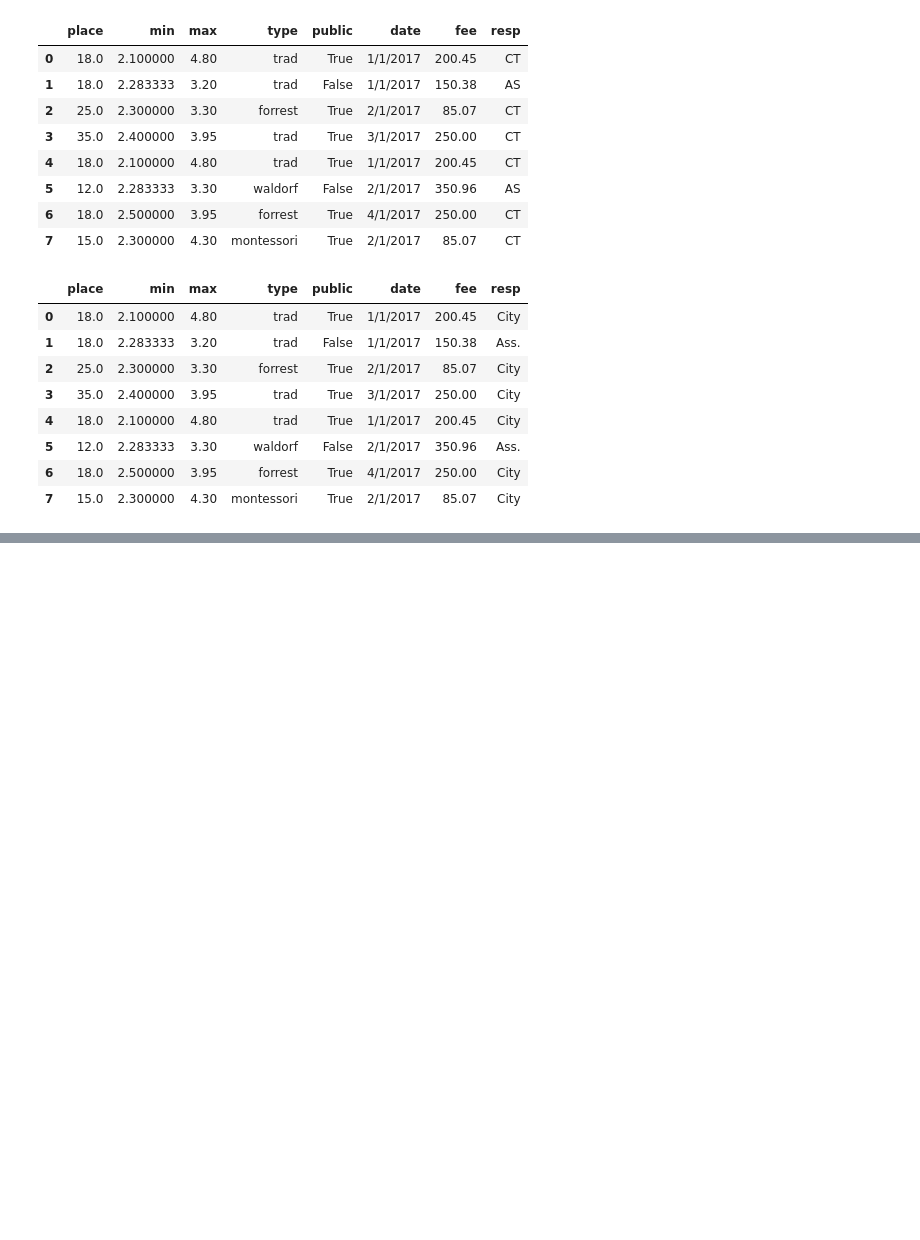
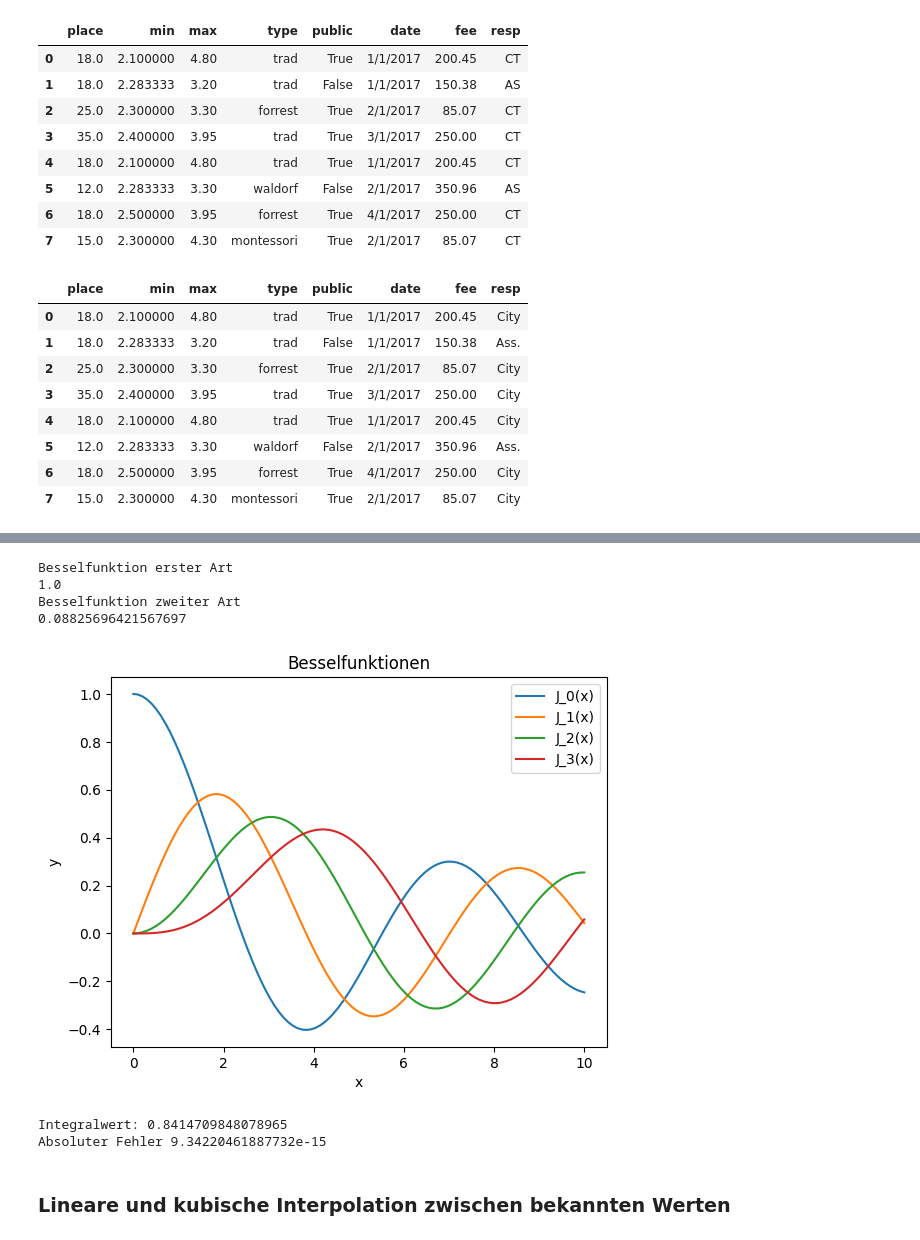
Before and after one commit to vegedy/DataScience, a Jupyter notebook: python/09-scientific-calculations.ipynb, the cells around one changed output, grey strips where cells are left out. Cells and saved outputs as stored; diff of their text form; code cells hidden in the pictures; blank space fills up the shorter version.

```diff
--- a/python/09-scientific-calculations.ipynb
+++ b/python/09-scientific-calculations.ipynb
@@ -391,0 +405,43 @@ dat.to_csv('data/preprocessed_data.csv', encoding="utf-8")
+# %%
+# Berechnung von Besselfunktionen erster Art
+alpha = 0
+x = 0.0
+print("Besselfunktion erster Art")
+print(jn(alpha, x))
+
+# Berechnung von Besselfunktionen zweiter Art
+x = 1.0
+print("Besselfunktion zweiter Art")
+print(yn(alpha, x))
+# %% [output]
+Besselfunktion erster Art
+1.0
+Besselfunktion zweiter Art
+0.08825696421567697
+# %%
+# vier Besselfunktionen aufzeichnen
+x = np.linspace(0, 10, 100)
+fig, ax = plt.subplots()
+
+for alpha in range(4):
+    ax.plot(x, jn(alpha, x), label=f'J_{alpha}(x)')
+
+ax.legend()
+plt.xlabel("x")
+plt.ylabel("y")
+plt.title("Besselfunktionen")
+plt.show()
+# %% [output]
+[figure, added]
+# %%
+# Definitives Integral berechnen
+a = 0
+b = 1
+integral_value, absolute_error = quad(np.cos, a, b)
+print('Integralwert:', integral_value)
+print('Absoluter Fehler', absolute_error)
+# %% [output]
+Integralwert: 0.8414709848078965
+Absoluter Fehler 9.34220461887732e-15
+# %% [markdown]
+### Lineare und kubische Interpolation zwischen bekannten Werten
```
Also changed, not shown: parts of 9 cells of this notebook.
